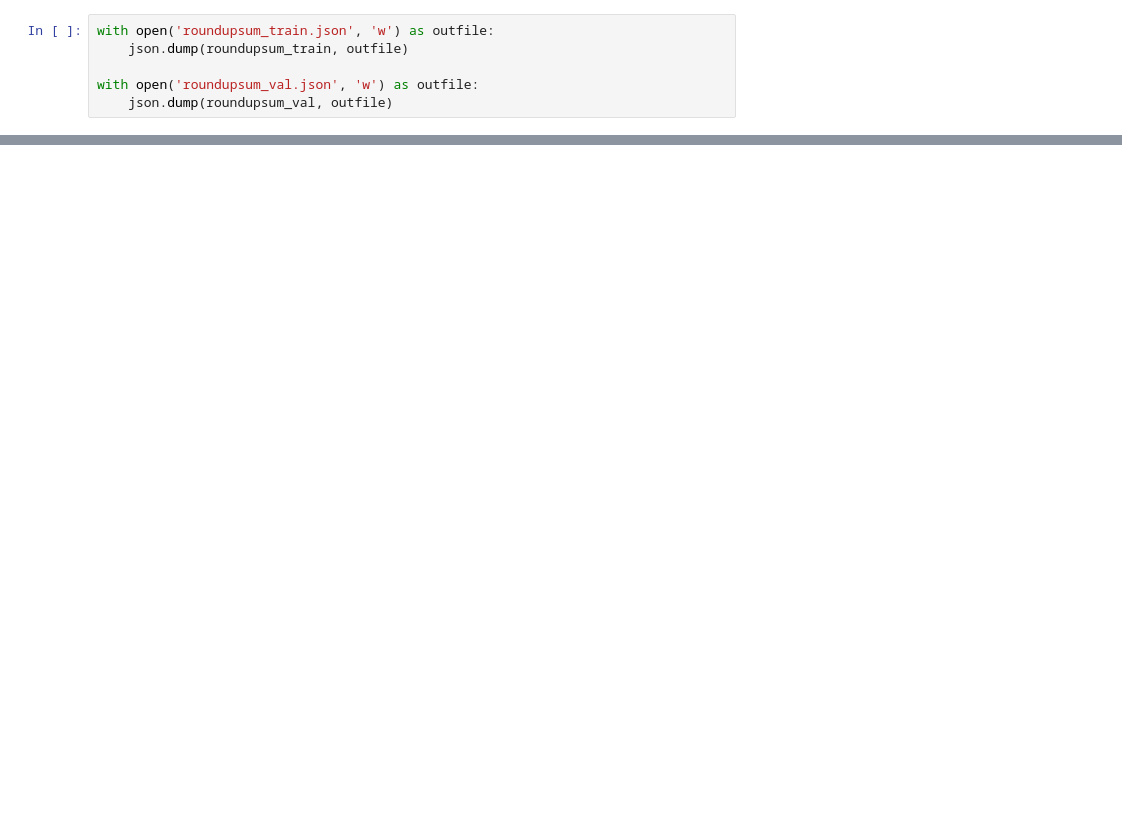
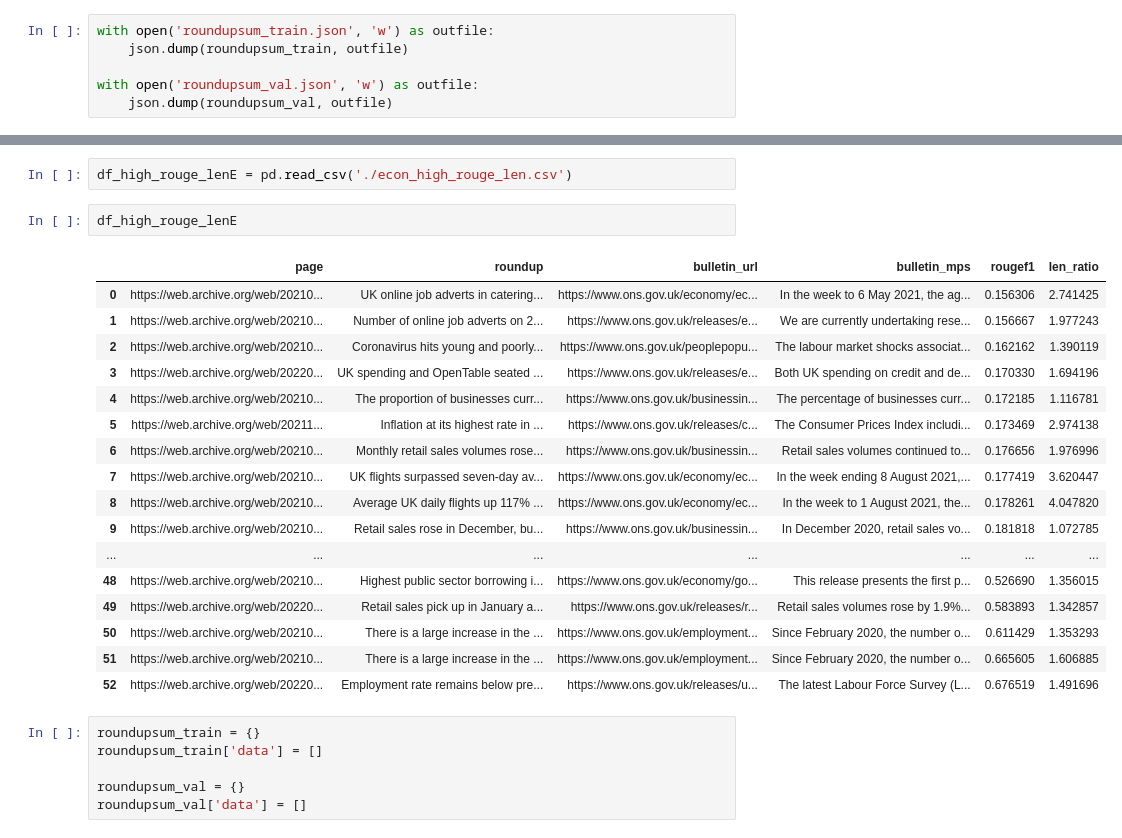
Before and after one commit to theojolliffe/roundupdata, a Jupyter notebook: RUSCRAPE2.ipynb, the cells around one changed output, grey strips where cells are left out. Cells and saved outputs as stored; diff of their text form; blank space fills up the shorter version.

```diff
--- a/RUSCRAPE2.ipynb
+++ b/RUSCRAPE2.ipynb
@@ -610,0 +650,28 @@ Branch 'main' set up to track remote branch 'main' from 'origin'.
+# %%
+df_high_rouge_lenE = pd.read_csv('./econ_high_rouge_len.csv')
+# %%
+df_high_rouge_lenE
+# %% [output]
+|  | page | roundup | bulletin_url | bulletin_mps | rougef1 | len_ratio |
+| 0 | https://web.archive.org/web/20210... | UK online job adverts in catering... | https://www.ons.gov.uk/economy/ec... | In the week to 6 May 2021, the ag... | 0.156306 | 2.741425 |
+| 1 | https://web.archive.org/web/20210... | Number of online job adverts on 2... | https://www.ons.gov.uk/releases/e... | We are currently undertaking rese... | 0.156667 | 1.977243 |
+| 2 | https://web.archive.org/web/20210... | Coronavirus hits young and poorly... | https://www.ons.gov.uk/peoplepopu... | The labour market shocks associat... | 0.162162 | 1.390119 |
+| 3 | https://web.archive.org/web/20220... | UK spending and OpenTable seated ... | https://www.ons.gov.uk/releases/e... | Both UK spending on credit and de... | 0.170330 | 1.694196 |
+| 4 | https://web.archive.org/web/20210... | The proportion of businesses curr... | https://www.ons.gov.uk/businessin... | The percentage of businesses curr... | 0.172185 | 1.116781 |
+| 5 | https://web.archive.org/web/20211... | Inflation at its highest rate in ... | https://www.ons.gov.uk/releases/c... | The Consumer Prices Index includi... | 0.173469 | 2.974138 |
+| 6 | https://web.archive.org/web/20210... | Monthly retail sales volumes rose... | https://www.ons.gov.uk/businessin... | Retail sales volumes continued to... | 0.176656 | 1.976996 |
+| 7 | https://web.archive.org/web/20210... | UK flights surpassed seven-day av... | https://www.ons.gov.uk/economy/ec... | In the week ending 8 August 2021,... | 0.177419 | 3.620447 |
+| 8 | https://web.archive.org/web/20210... | Average UK daily flights up 117% ... | https://www.ons.gov.uk/economy/ec... | In the week to 1 August 2021, the... | 0.178261 | 4.047820 |
+| 9 | https://web.archive.org/web/20210... | Retail sales rose in December, bu... | https://www.ons.gov.uk/businessin... | In December 2020, retail sales vo... | 0.181818 | 1.072785 |
+| ... | ... | ... | ... | ... | ... | ... |
+| 48 | https://web.archive.org/web/20210... | Highest public sector borrowing i... | https://www.ons.gov.uk/economy/go... | This release presents the first p... | 0.526690 | 1.356015 |
+| 49 | https://web.archive.org/web/20220... | Retail sales pick up in January a... | https://www.ons.gov.uk/releases/r... | Retail sales volumes rose by 1.9%... | 0.583893 | 1.342857 |
+| 50 | https://web.archive.org/web/20210... | There is a large increase in the ... | https://www.ons.gov.uk/employment... | Since February 2020, the number o... | 0.611429 | 1.353293 |
+| 51 | https://web.archive.org/web/20210... | There is a large increase in the ... | https://www.ons.gov.uk/employment... | Since February 2020, the number o... | 0.665605 | 1.606885 |
+| 52 | https://web.archive.org/web/20220... | Employment rate remains below pre... | https://www.ons.gov.uk/releases/u... | The latest Labour Force Survey (L... | 0.676519 | 1.491696 |
+# %%
+roundupsum_train = {}
+roundupsum_train['data'] = []
+
+roundupsum_val = {}
+roundupsum_val['data'] = []
```
Also changed, not shown: parts of 56 cells of this notebook, 7 other files.
